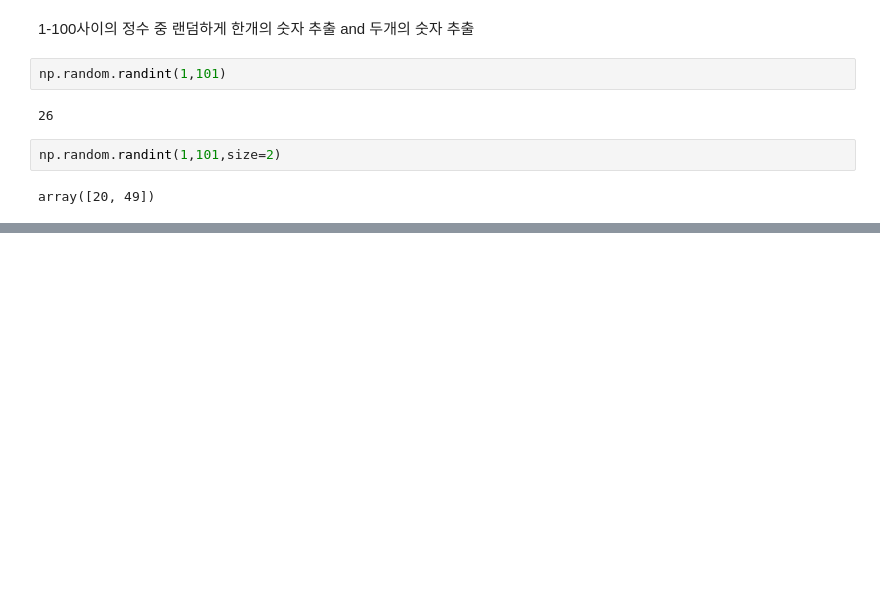
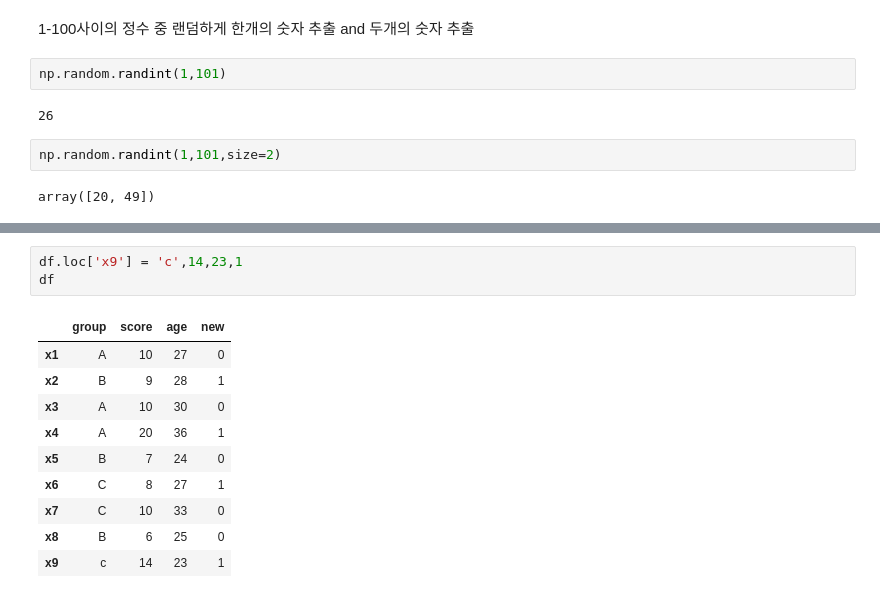
Before and after one commit to junghunam/Python-lets-goooooo, a Jupyter notebook: 파이썬_성장기.ipynb, the cells around one changed output, grey strips where cells are left out. Saved outputs shown, nothing was run; the diff lists cells and outputs as text; blank space fills up the shorter version.

```diff
--- a/파이썬_성장기.ipynb
+++ b/파이썬_성장기.ipynb
@@ -458,0 +925,14 @@ array([20, 49])
+# %%
+df.loc['x9'] = 'c',14,23,1
+df
+# %% [output]
+|  | group | score | age | new |
+| x1 | A | 10 | 27 | 0 |
+| x2 | B | 9 | 28 | 1 |
+| x3 | A | 10 | 30 | 0 |
+| x4 | A | 20 | 36 | 1 |
+| x5 | B | 7 | 24 | 0 |
+| x6 | C | 8 | 27 | 1 |
+| x7 | C | 10 | 33 | 0 |
+| x8 | B | 6 | 25 | 0 |
+| x9 | c | 14 | 23 | 1 |
```
Also changed, not shown: parts of 114 cells of this notebook.
